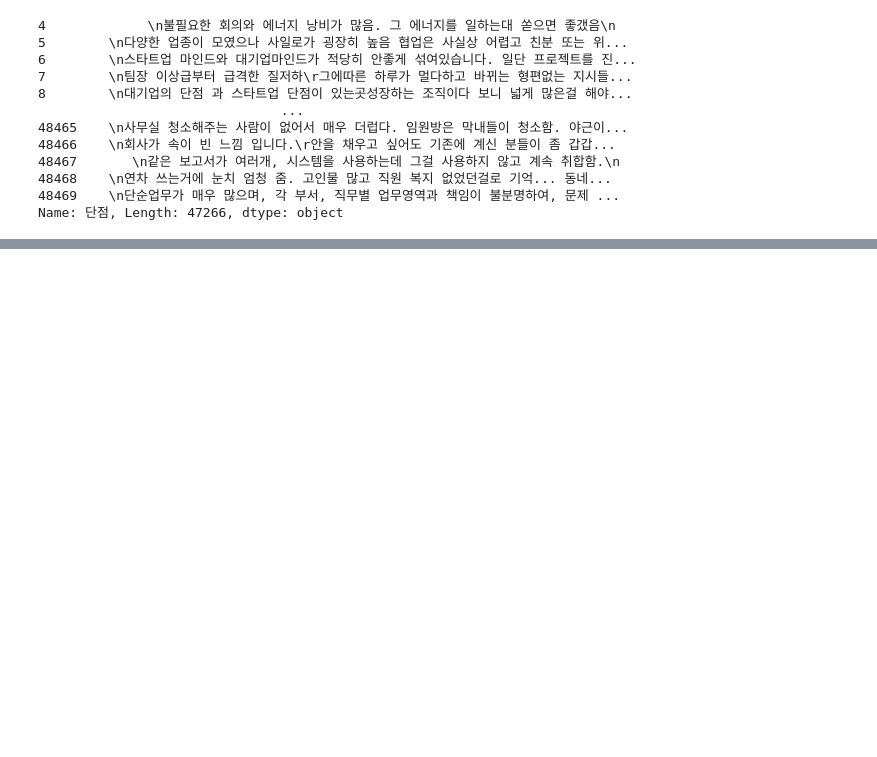
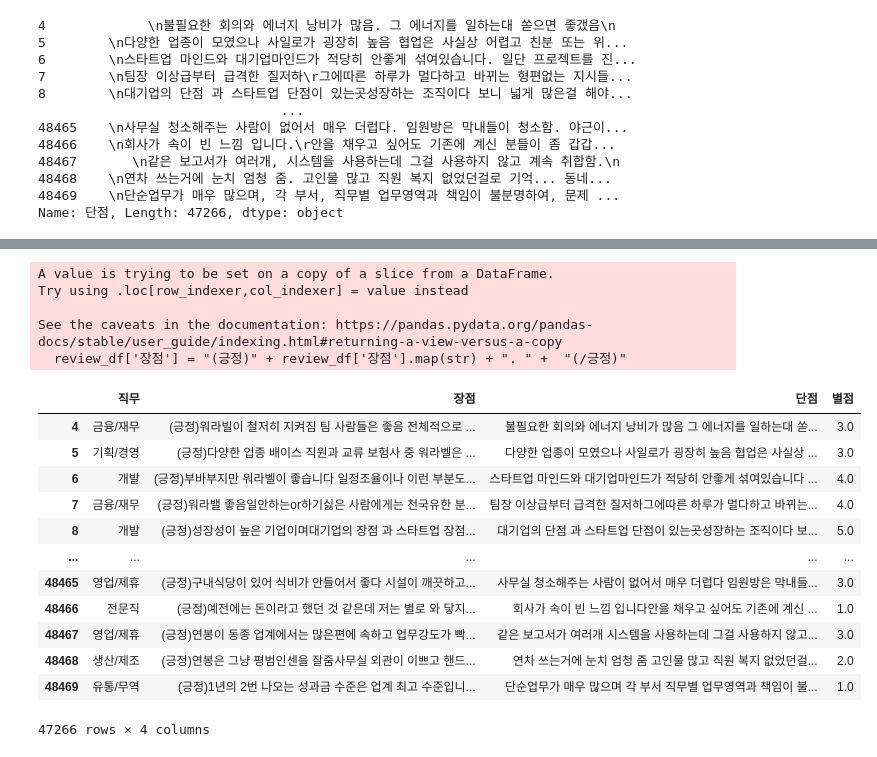
Before and after one commit to irina0627/TextminingProject, a Jupyter notebook: review_sentiment/preprocessing.ipynb, the cells around one changed output, grey strips where cells are left out. Drawn from its saved outputs; the diff is of its cells as text; code cells hidden in the pictures; blank space fills up the shorter version.

```diff
--- a/review_sentiment/preprocessing.ipynb
+++ b/review_sentiment/preprocessing.ipynb
@@ -110,0 +179,22 @@ review_df['요약'] = review_df['요약'].str.replace("\t","")
+# %%
+review_df['장점'] = "(긍정)" + review_df['장점'].map(str) + ". " +  "(/긍정)"
+review_df
+# %% [output]
+A value is trying to be set on a copy of a slice from a DataFrame.
+Try using .loc[row_indexer,col_indexer] = value instead
+
+See the caveats in the documentation: https://pandas.pydata.org/pandas-docs/stable/user_guide/indexing.html#returning-a-view-versus-a-copy
+  review_df['장점'] = "(긍정)" + review_df['장점'].map(str) + ". " +  "(/긍정)"
+|  | 직무 | 장점 | 단점 | 별점 |
+| 4 | 금융/재무 | (긍정)워라빌이 철저히 지켜짐 팀 사람들은 좋음 전체적으로 ... | 불필요한 회의와 에너지 낭비가 많음 그 에너지를 일하는대 쏟... | 3.0 |
+| 5 | 기획/경영 | (긍정)다양한 업종 배이스 직원과 교류 보험사 중 워라벨은 ... | 다양한 업종이 모였으나 사일로가 굉장히 높음 협업은 사실상 ... | 3.0 |
+| 6 | 개발 | (긍정)부바부지만 워라벨이 좋습니다 일정조율이나 이런 부분도... | 스타트업 마인드와 대기업마인드가 적당히 안좋게 섞여있습니다 ... | 4.0 |
+| 7 | 금융/재무 | (긍정)워라밸 좋음일안하는or하기싫은 사람에게는 천국유한 분... | 팀장 이상급부터 급격한 질저하그에따른 하루가 멀다하고 바뀌는... | 4.0 |
+| 8 | 개발 | (긍정)성장성이 높은 기업이며대기업의 장점 과 스타트업 장점... | 대기업의 단점 과 스타트업 단점이 있는곳성장하는 조직이다 보... | 5.0 |
+| ... | ... | ... | ... | ... |
+| 48465 | 영업/제휴 | (긍정)구내식당이 있어 식비가 안들어서 좋다 시설이 깨끗하고... | 사무실 청소해주는 사람이 없어서 매우 더럽다 임원방은 막내들... | 3.0 |
+| 48466 | 전문직 | (긍정)예전에는 돈이라고 했던 것 같은데 저는 별로 와 닿지... | 회사가 속이 빈 느낌 입니다안을 채우고 싶어도 기존에 계신 ... | 1.0 |
+| 48467 | 영업/제휴 | (긍정)연봉이 동종 업계에서는 많은편에 속하고 업무강도가 빡... | 같은 보고서가 여러개 시스템을 사용하는데 그걸 사용하지 않고... | 3.0 |
+| 48468 | 생산/제조 | (긍정)연봉은 그냥 평범인센을 잘줌사무실 외관이 이쁘고 핸드... | 연차 쓰는거에 눈치 엄청 줌 고인물 많고 직원 복지 없었던걸... | 2.0 |
+| 48469 | 유통/무역 | (긍정)1년의 2번 나오는 성과금 수준은 업계 최고 수준입니... | 단순업무가 매우 많으며 각 부서 직무별 업무영역과 책임이 불... | 1.0 |
+47266 rows × 4 columns
```
Also changed, not shown: parts of 26 cells of this notebook, 13 other files.
